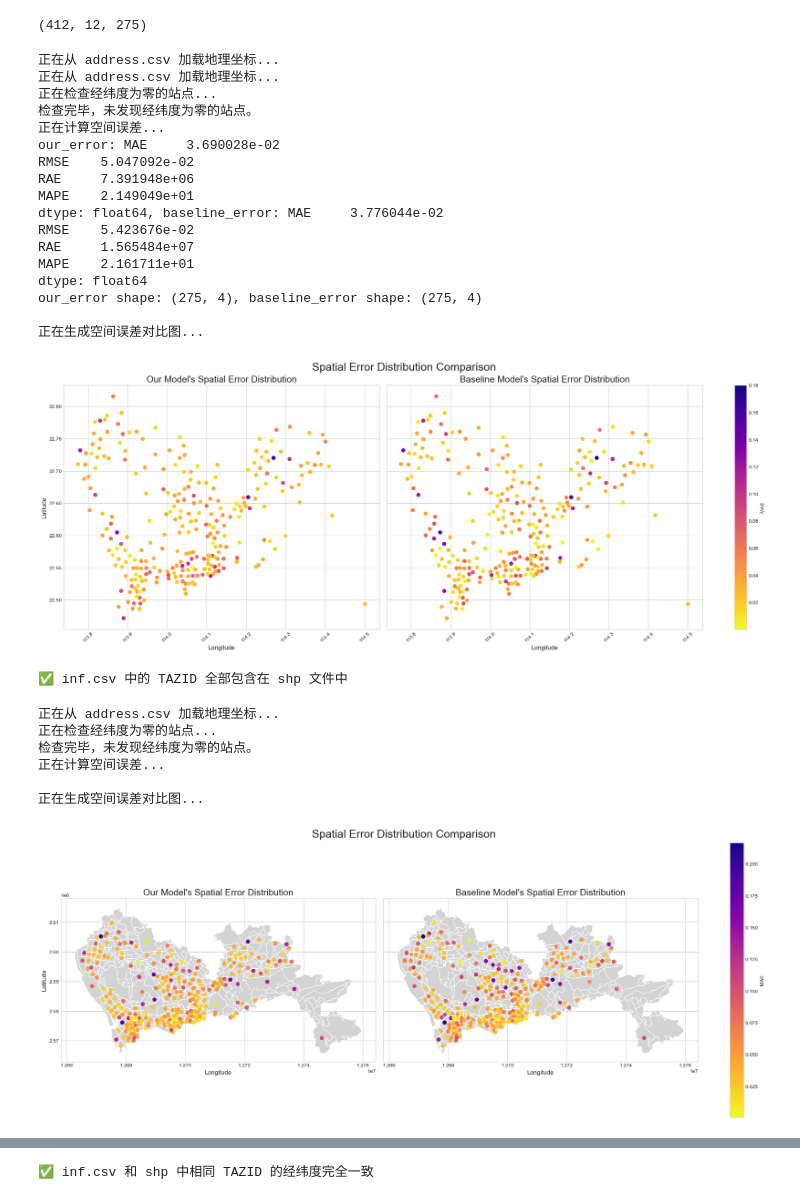
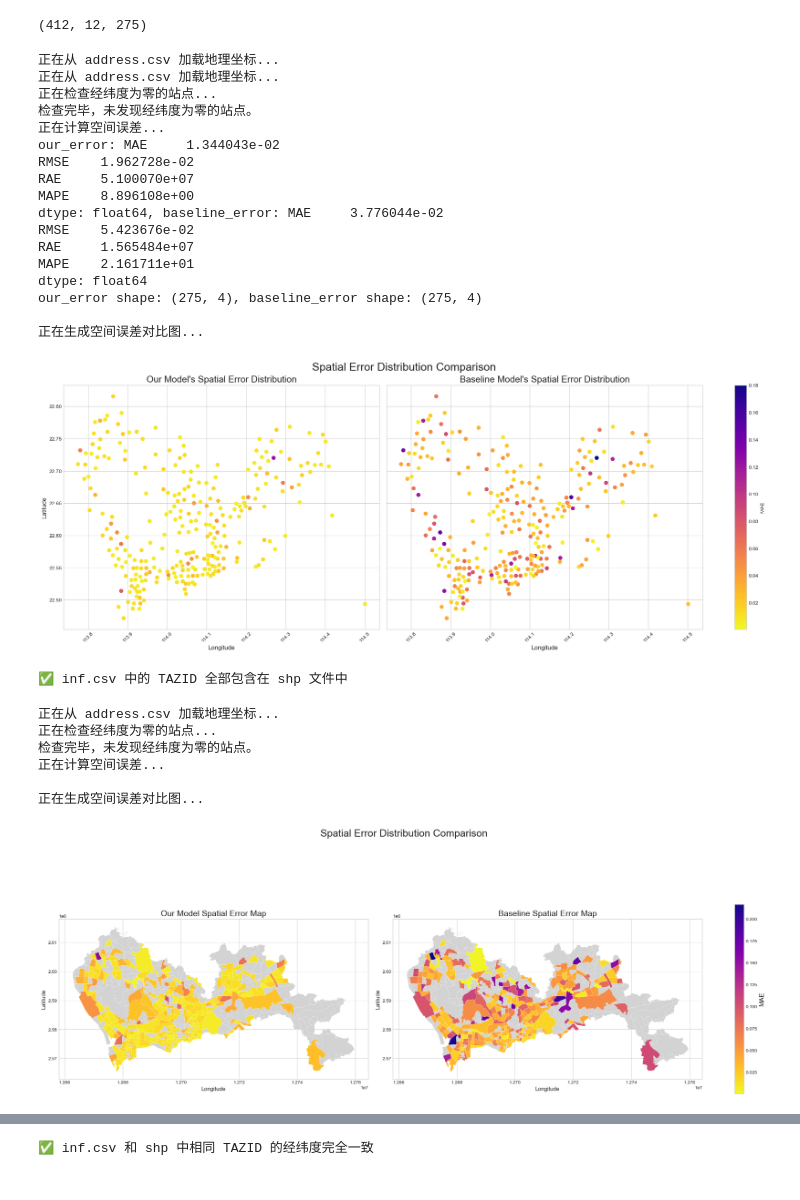
Before and after one commit to ZJU-Andy-Lau/STDM, a Jupyter notebook: draw_new.ipynb, the cells around one changed output, grey strips where cells are left out. Drawn from its saved outputs; the diff is of its cells as text; code cells hidden in the pictures.

```diff
--- a/draw_new.ipynb
+++ b/draw_new.ipynb
@@ -157,9 +157,9 @@ def dm_test(e1, e2, h=12, crit="MAD"):
     return dm_stat, p_value
 # %%
 
-model_predictions = np.load("results/pred_20251109_104152_best_val.npy")
+model_predictions = np.load("results/pred_20251114_160406_best_val.npy")
 ground_truths = np.load("results/ground_truths.npy")
-model_samples = np.load("results/samples_20251109_104152_best_val.npy")
+model_samples = np.load("results/samples_20251114_160406_best_val.npy")
 baseline_predictions = np.load("urbanev/TimeXer_predictions.npy")
 baseline_predictions = np.concatenate([baseline_predictions[:, :, -1:], baseline_predictions], axis=-1)[:, :, :-1]
 baseline_predictions = baseline_predictions[:model_predictions.shape[0]]
@@ -608,10 +608,10 @@ plot_error_maps(
 正在检查经纬度为零的站点...
 检查完毕，未发现经纬度为零的站点。
 正在计算空间误差...
-our_error: MAE     3.690028e-02
-RMSE    5.047092e-02
-RAE     7.391948e+06
-MAPE    2.149049e+01
+our_error: MAE     1.344043e-02
+RMSE    1.962728e-02
+RAE     5.100070e+07
+MAPE    8.896108e+00
 dtype: float64, baseline_error: MAE     3.776044e-02
 RMSE    5.423676e-02
 RAE     1.565484e+07
@@ -620,7 +620,7 @@ dtype: float64
 our_error shape: (275, 4), baseline_error shape: (275, 4)
 
 正在生成空间误差对比图...
-[figure, old version]
+[figure, new version]
 # %%
 import geopandas as gpd
 # 读取shp文件
@@ -658,35 +658,35 @@ try:
         print("警告: 发现以下站点的经纬度为零或无效:")
         print(zero_coord_stations)
     else:
         print("检查完毕，未发现经纬度为零的站点。")
 
     # 从DataFrame中提取经纬度列，并转换为numpy数组
     node_locations = address_df[['longitude', 'latitude']].values
 
 except FileNotFoundError as e:
     print(f"错误: 找不到数据文件 {e.filename}。请确保所有需要的.npy和.csv文件都存在。")
     # exit()
 
 # --- 计算每个模型的空间误差 ---
 print("正在计算空间误差...")
 our_error = calculate_spatial_error(ground_truths, model_predictions,'rmse')
 baseline_error = calculate_spatial_error(ground_truths, baseline_predictions,'rmse')
 
 # --- 调用绘图函数 ---
 print("\n正在生成空间误差对比图...")
-plot_error_maps_with_shp(
+plot_error_maps_with_shp_filled(
     shp=shp,
     our_model_error=our_error,
     baseline_error=baseline_error
 )
 # %% [output]
 正在从 address.csv 加载地理坐标...
 正在检查经纬度为零的站点...
 检查完毕，未发现经纬度为零的站点。
 正在计算空间误差...
 
 正在生成空间误差对比图...
-[figure, old version]
+[figure, new version]
 # %%
 def plot_error_maps_with_shp_filled(shp, our_model_error, baseline_error):
     """
```
Also changed, not shown: parts of 9 cells of this notebook, 3 other files.
